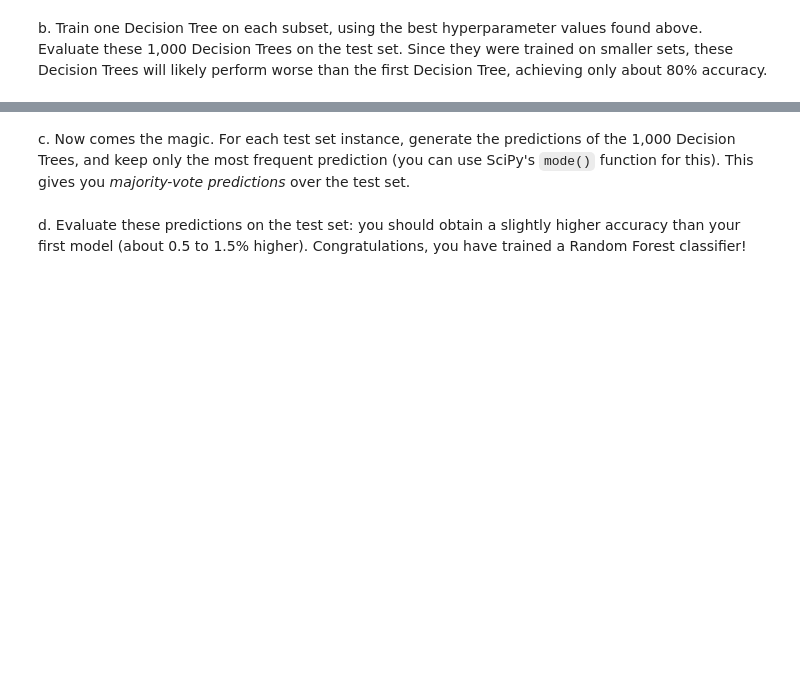
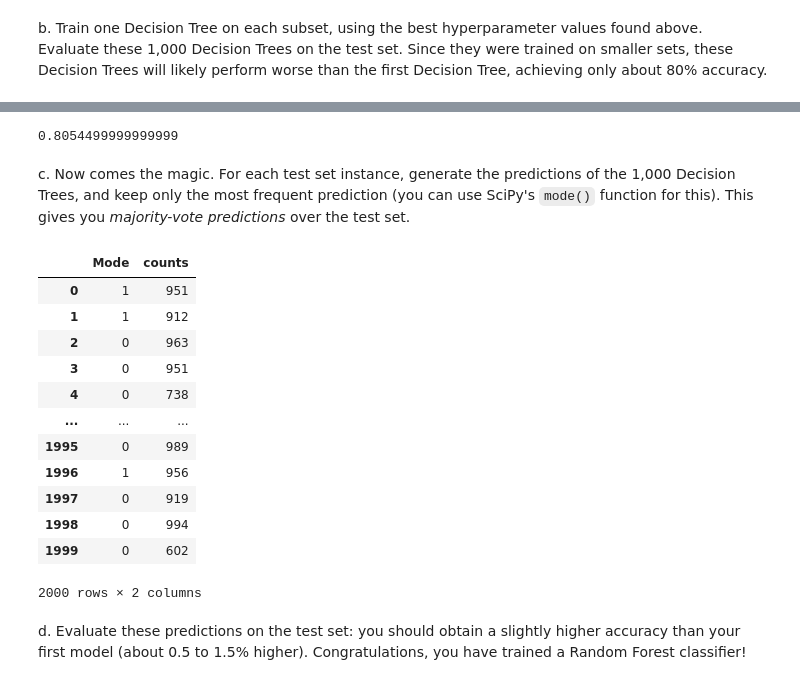
Before and after one commit to MiguelG26/Learning, a Jupyter notebook: Hands-On Machine Learning with Scikit-Learn and TensorFlow2/06_decision_trees.ipynb, the cells around one changed output, grey strips where cells are left out. Cells and saved outputs as stored; diff of their text form; code cells hidden in the pictures; blank space fills up the shorter version.

```diff
--- a/Hands-On Machine Learning with Scikit-Learn and TensorFlow2/06_decision_trees.ipynb
+++ b/Hands-On Machine Learning with Scikit-Learn and TensorFlow2/06_decision_trees.ipynb
@@ -451,2 +570,21 @@ np.mean(accuracy_scores)
+# %%
+from sklearn.base import clone
+
+forest = [clone(grid_search_cv.best_estimator_) for _ in range(n_trees)] # this creates a list with 1000 instances, each instances is a copy of the best tree model from our grid search
+
+accuracy_scores = []
+counter = 0
+
+#The zip() function takes iterables (can be zero or more), aggregates them in a tuple, and return it.
+#for tree, (X_mini_train, y_mini_train) in zip(forest, mini_sets[0:10]): #Using this line we could use only the first 10 mini sets
+for tree, (X_mini_train, y_mini_train) in zip(forest, mini_sets): #"X_mini_train" & "y_mini_train" could also be named "X" & "y"
+    tree.fit(X_mini_train, y_mini_train) # this line fits the minisets in the tree models (which are always the same model)
+
+    y_pred = tree.predict(X_test) # the fitted models are used to make predictions with the test set
+    accuracy_scores.append(accuracy_score(y_test, y_pred)) #each accuray score is added to this list
+    counter = counter +1 #M this line was added by me
+np.mean(accuracy_scores)
+# %% [output]
+0.8054499999999999
 # %% [markdown]
 c. Now comes the magic. For each test set instance, generate the predictions of the 1,000 Decision Trees, and keep only the most frequent prediction (you can use SciPy's `mode()` function for this). This gives you _majority-vote predictions_ over the test set.
@@ -462,3 +597,28 @@ y_pred_majority_votes, n_votes = mode(Y_pred, axis=0)
+# %%
+from scipy.stats import mode
+#Return an array of the modal (most common) value in the passed array. If there is more than one such value, only the smallest is returned.
+#The bin-count for the modal bins is also returned.
+
+y_pred_majority_votes, n_votes = mode(Y_pred, axis=0) #the modes are passed to "y_pred_majority_votes" & the counts are passed to "n_votes". Each array has a shape (1, 2000)
+
+#the following lines make a data frame with the arrays "y_pred_majority_votes" & "n_votes"
+df=pd.DataFrame(y_pred_majority_votes.reshape([-1]), columns = ["Mode"])
+df["counts"]=n_votes.reshape([-1])
+df
+# %% [output]
+|  | Mode | counts |
+| 0 | 1 | 951 |
+| 1 | 1 | 912 |
+| 2 | 0 | 963 |
+| 3 | 0 | 951 |
+| 4 | 0 | 738 |
+| ... | ... | ... |
+| 1995 | 0 | 989 |
+| 1996 | 1 | 956 |
+| 1997 | 0 | 919 |
+| 1998 | 0 | 994 |
+| 1999 | 0 | 602 |
+2000 rows × 2 columns
 # %% [markdown]
 d. Evaluate these predictions on the test set: you should obtain a slightly higher accuracy than your first model (about 0.5 to 1.5% higher). Congratulations, you have trained a Random Forest classifier!
 # %%
```
Also changed, not shown: parts of 19 cells of this notebook.
